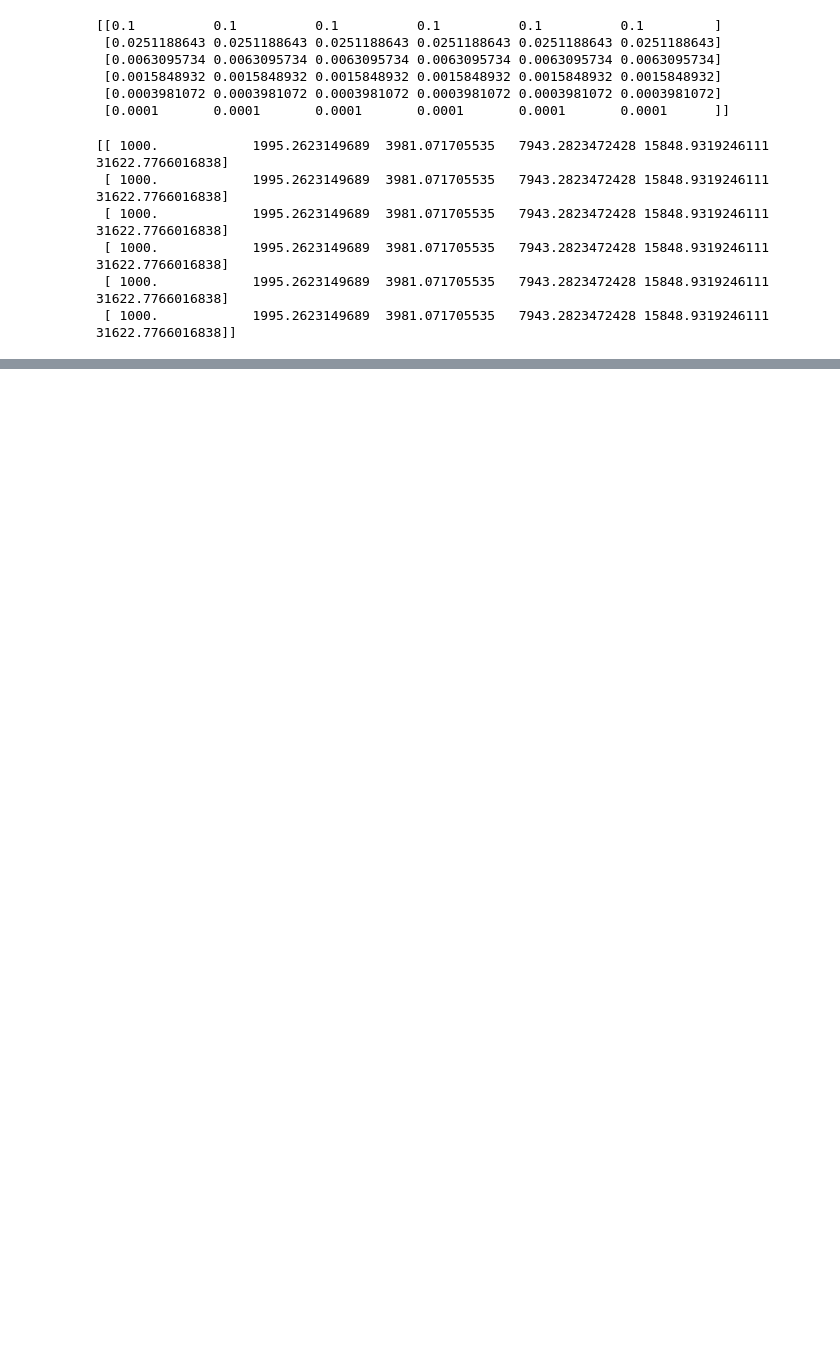
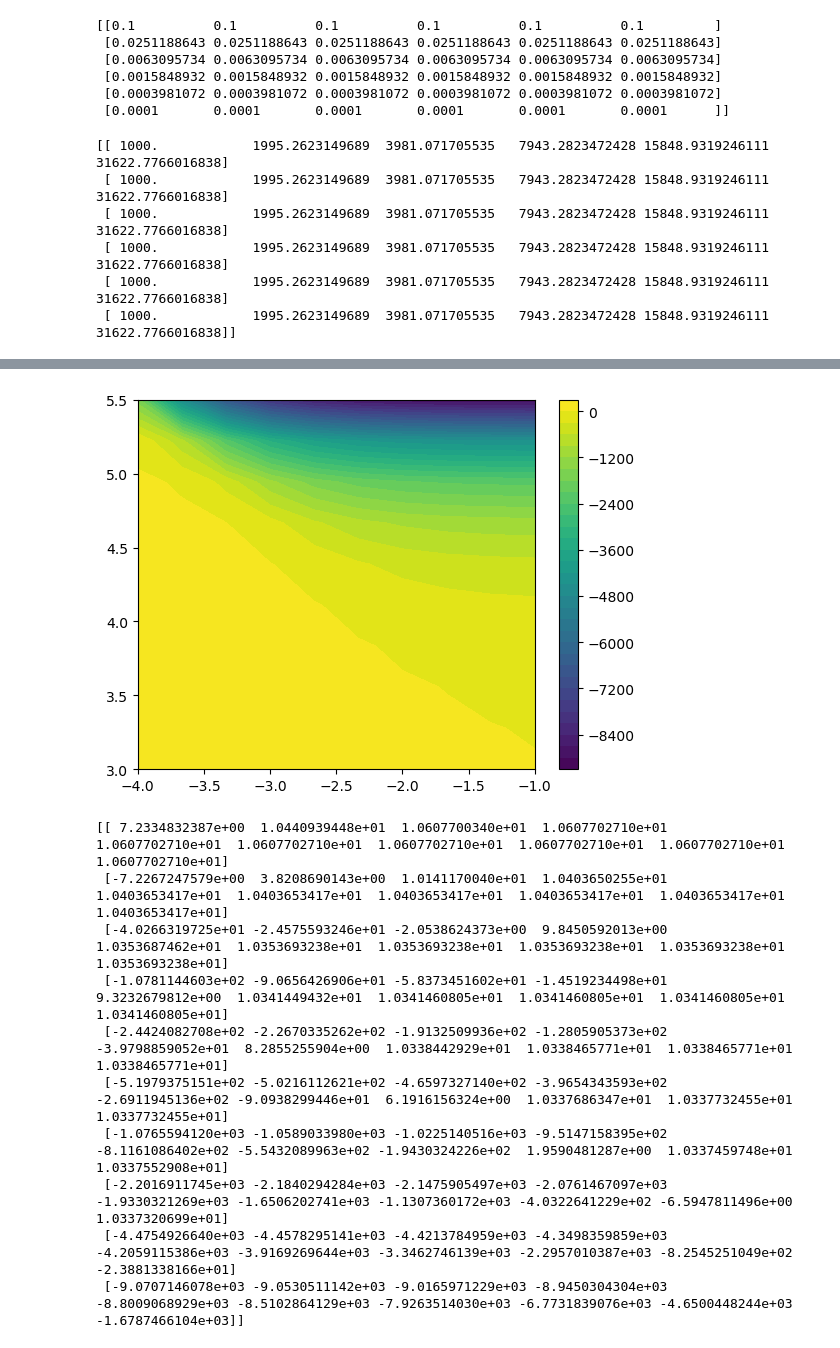
Before and after one commit to rc33051/MPhys-Code, a Jupyter notebook: Workbook21_march.ipynb, the cells around one changed output, grey strips where cells are left out. Drawn from its saved outputs; the diff is of its cells as text; code cells hidden in the pictures; blank space fills up the shorter version.

```diff
--- a/Workbook21_march.ipynb
+++ b/Workbook21_march.ipynb
@@ -172,0 +113,4 @@ print(C)
+# %%
+data = np.load("temp.npz")
+# %%
+Z = data["Z"]
@@ -172,0 +130,22 @@ print(C)
+# %%
+plt.contourf(np.log10(A), np.log10(C), Z, levels=30)
+plt.colorbar()
+
+
+plt.plot()
+plt.show()
+
+#np.savez("temp", Z = Z)
+print(Z)
+# %% [output]
+[figure, added]
+[[ 7.2334832387e+00  1.0440939448e+01  1.0607700340e+01  1.0607702710e+01  1.0607702710e+01  1.0607702710e+01  1.0607702710e+01  1.0607702710e+01  1.0607702710e+01  1.0607702710e+01]
+ [-7.2267247579e+00  3.8208690143e+00  1.0141170040e+01  1.0403650255e+01  1.0403653417e+01  1.0403653417e+01  1.0403653417e+01  1.0403653417e+01  1.0403653417e+01  1.0403653417e+01]
+ [-4.0266319725e+01 -2.4575593246e+01 -2.0538624373e+00  9.8450592013e+00  1.0353687462e+01  1.0353693238e+01  1.0353693238e+01  1.0353693238e+01  1.0353693238e+01  1.0353693238e+01]
+ [-1.0781144603e+02 -9.0656426906e+01 -5.8373451602e+01 -1.4519234498e+01  9.3232679812e+00  1.0341449432e+01  1.0341460805e+01  1.0341460805e+01  1.0341460805e+01  1.0341460805e+01]
+ [-2.4424082708e+02 -2.2670335262e+02 -1.9132509936e+02 -1.2805905373e+02 -3.9798859052e+01  8.2855255904e+00  1.0338442929e+01  1.0338465771e+01  1.0338465771e+01  1.0338465771e+01]
+ [-5.1979375151e+02 -5.0216112621e+02 -4.6597327140e+02 -3.9654343593e+02 -2.6911945136e+02 -9.0938299446e+01  6.1916156324e+00  1.0337686347e+01  1.0337732455e+01  1.0337732455e+01]
+ [-1.0765594120e+03 -1.0589033980e+03 -1.0225140516e+03 -9.5147158395e+02 -8.1161086402e+02 -5.5432089963e+02 -1.9430324226e+02  1.9590481287e+00  1.0337459748e+01  1.0337552908e+01]
+ [-2.2016911745e+03 -2.1840294284e+03 -2.1475905497e+03 -2.0761467097e+03 -1.9330321269e+03 -1.6506202741e+03 -1.1307360172e+03 -4.0322641229e+02 -6.5947811496e+00  1.0337320699e+01]
+ [-4.4754926640e+03 -4.4578295141e+03 -4.4213784959e+03 -4.3498359859e+03 -4.2059115386e+03 -3.9169269644e+03 -3.3462746139e+03 -2.2957010387e+03 -8.2545251049e+02 -2.3881338166e+01]
+ [-9.0707146078e+03 -9.0530511142e+03 -9.0165971229e+03 -8.9450304304e+03 -8.8009068929e+03 -8.5102864129e+03 -7.9263514030e+03 -6.7731839076e+03 -4.6500448244e+03 -1.6787466104e+03]]
```
Also changed, not shown: parts of 8 cells of this notebook, 7 other files.
